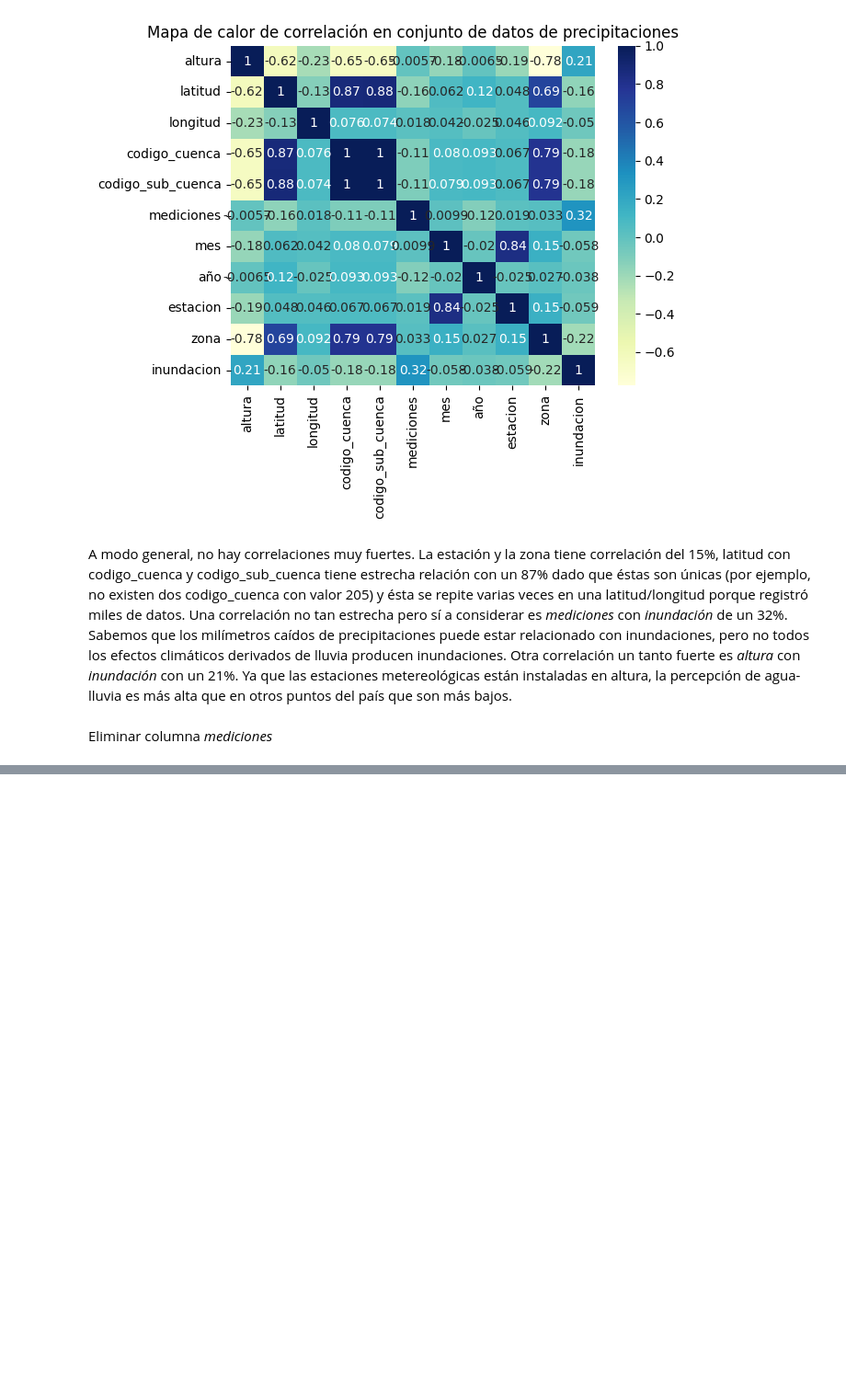
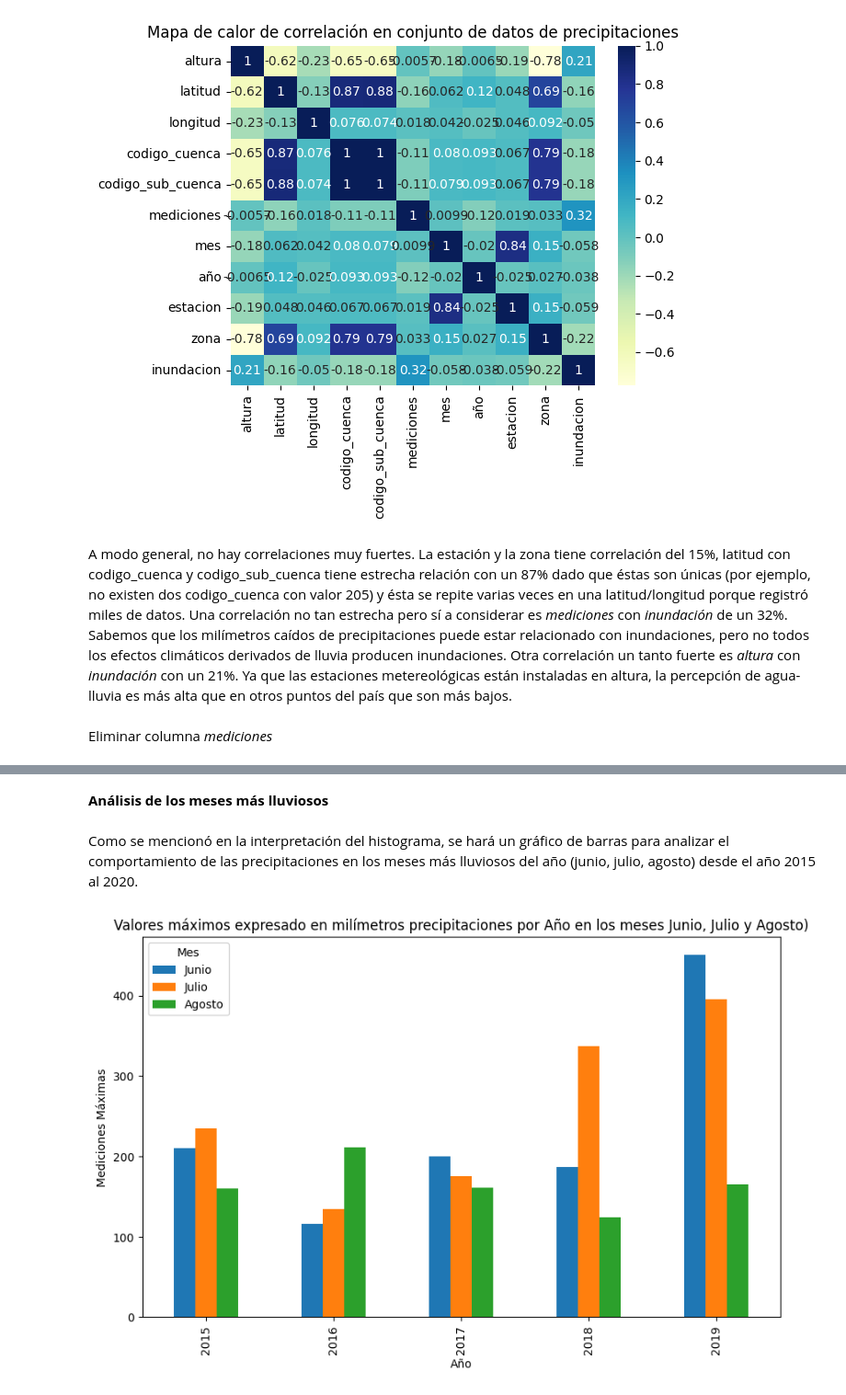
Before and after one commit to chernandezrojas1991/project-2-ml-precipitation-by-day-chile, a Jupyter notebook: project_2_ml_precipitation_by_day.ipynb, the cells around one changed output, grey strips where cells are left out. Shown: that part at 92% size. Cells and saved outputs as stored; diff of their text form; code cells hidden in the pictures; blank space fills up the shorter version.

```diff
--- a/project_2_ml_precipitation_by_day.ipynb
+++ b/project_2_ml_precipitation_by_day.ipynb
@@ -329,0 +356,24 @@ Eliminar columna *mediciones*
+# %% [markdown]
+**Análisis de los meses más lluviosos**
+# %% [markdown]
+Como se mencionó en la interpretación del histograma, se hará un gráfico de barras para analizar el comportamiento de las precipitaciones en los meses más lluviosos del año (junio, julio, agosto) desde el año 2015 al 2020.
+# %%
+#Filtrado por año entre 2015 y 2020, cuyos meses sean junio, julio y agosto
+df_rainiest_month_year = df_precip_clean[df_precip_clean['año'].between(2015, 2020) & df_precip_clean['mes'].isin([6, 7, 8])]
+
+#Agrupar por año y mes y obtener máximo de precipitaciones registradas
+grouped = df_rainiest_month_year.groupby(['año', 'mes'])['mediciones'].max().reset_index()
+
+#Crear tabla pivote para registrar sólo año, mes en cuestión y su medición máxima de precipitaciones (milímetros)
+pivot_table = grouped.pivot(index='año', columns='mes', values='mediciones')
+pivot_table.columns = ['Junio', 'Julio', 'Agosto']
+# %%
+pivot_table.plot(kind='bar', figsize=(10, 6))
+
+plt.title('Valores máximos expresado en milímetros precipitaciones por Año en los meses Junio, Julio y Agosto)')
+plt.xlabel('Año')
+plt.ylabel('Mediciones Máximas')
+plt.legend(title='Mes')
+plt.show()
+# %% [output]
+[figure, added]
```
Also changed, not shown: parts of 9 cells of this notebook.
